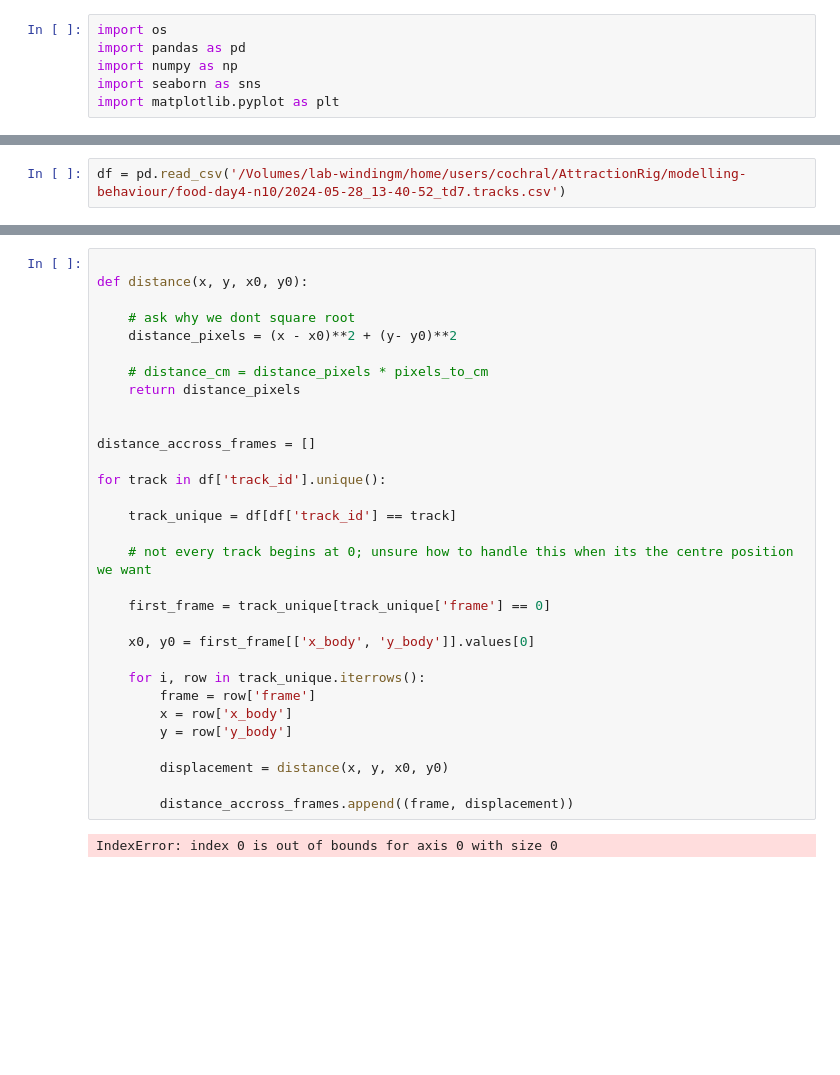
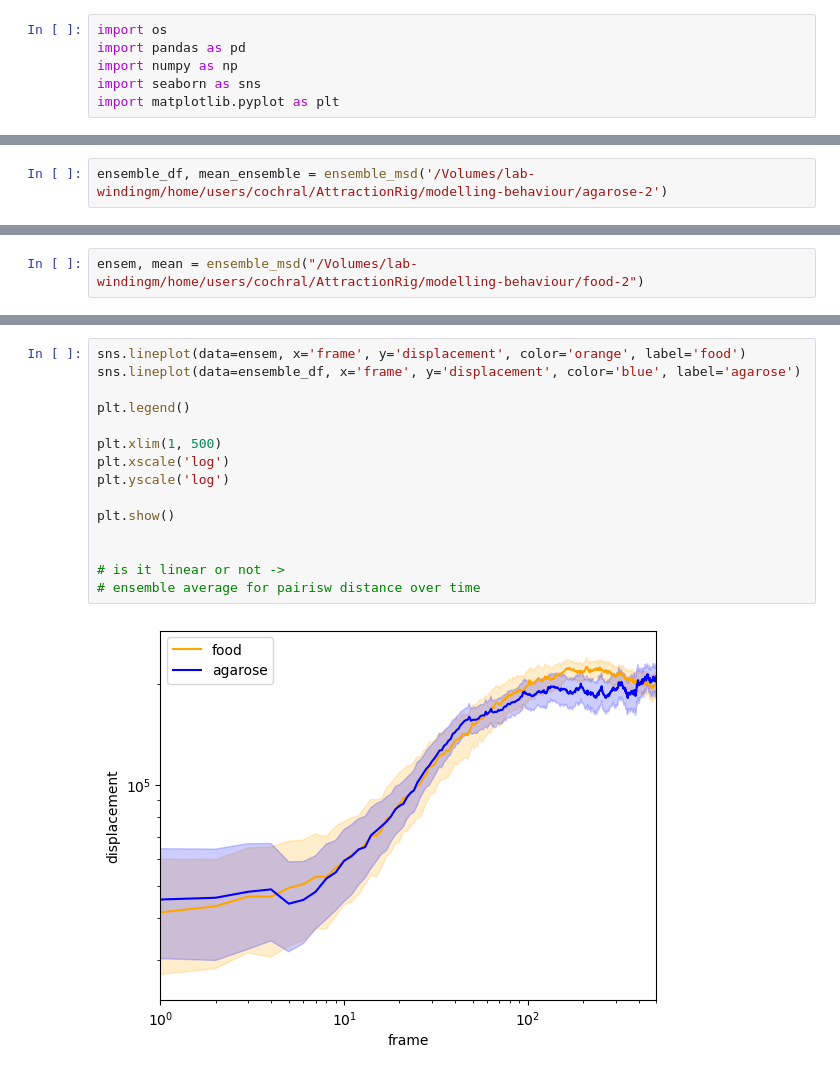
Before and after one commit to lenacochrane/behavioural-analysis, a Jupyter notebook: scripts/attraction-rig/modelling_behaviour/ensemble_msd.ipynb, the cells around one changed output, grey strips where cells are left out. Drawn from its saved outputs; the diff is of its cells as text; blank space fills up the shorter version.

Commit message:
created a function to carry out ensemble msd

```diff
--- a/scripts/attraction-rig/modelling_behaviour/ensemble_msd.ipynb
+++ b/scripts/attraction-rig/modelling_behaviour/ensemble_msd.ipynb
@@ -6,0 +65,2 @@ import matplotlib.pyplot as plt
+# %%
+ensemble_df, mean_ensemble = ensemble_msd('/Volumes/lab-windingm/home/users/cochral/AttractionRig/modelling-behaviour/agarose-2')
@@ -7,2 +69,2 @@ import matplotlib.pyplot as plt
 # %%
-df = pd.read_csv('/Volumes/lab-windingm/home/users/cochral/AttractionRig/modelling-behaviour/food-day4-n10/2024-05-28_13-40-52_td7.tracks.csv')
+ensem, mean = ensemble_msd("/Volumes/lab-windingm/home/users/cochral/AttractionRig/modelling-behaviour/food-2")
@@ -25,33 +71,17 @@ df
-# %%
-
-def distance(x, y, x0, y0):
-
-    # ask why we dont square root
-    distance_pixels = (x - x0)**2 + (y- y0)**2
-
-    # distance_cm = distance_pixels * pixels_to_cm
-    return distance_pixels
-
-
-distance_accross_frames = []
-
-for track in df['track_id'].unique():
-
-    track_unique = df[df['track_id'] == track]
-
-    # not every track begins at 0; unsure how to handle this when its the centre position we want
-
-    first_frame = track_unique[track_unique['frame'] == 0]
-
-    x0, y0 = first_frame[['x_body', 'y_body']].values[0]
-
-    for i, row in track_unique.iterrows():
-        frame = row['frame']
-        x = row['x_body']
-        y = row['y_body']
-
-        displacement = distance(x, y, x0, y0)
-
-        distance_accross_frames.append((frame, displacement))
-# %% [output]
-IndexError: index 0 is out of bounds for axis 0 with size 0
+# %%
+sns.lineplot(data=ensem, x='frame', y='displacement', color='orange', label='food')
+sns.lineplot(data=ensemble_df, x='frame', y='displacement', color='blue', label='agarose')
+
+plt.legend()
+
+plt.xlim(1, 500)
+plt.xscale('log')
+plt.yscale('log')
+
+plt.show()
+
+
+# is it linear or not ->
+# ensemble average for pairisw distance over time
+# %% [output]
+[figure, added]
```
Also changed, not shown: parts of 7 cells of this notebook.
